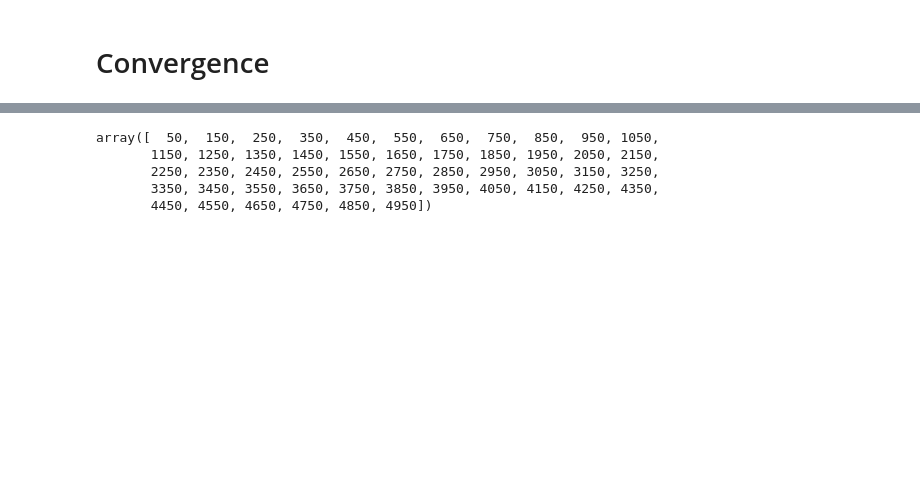
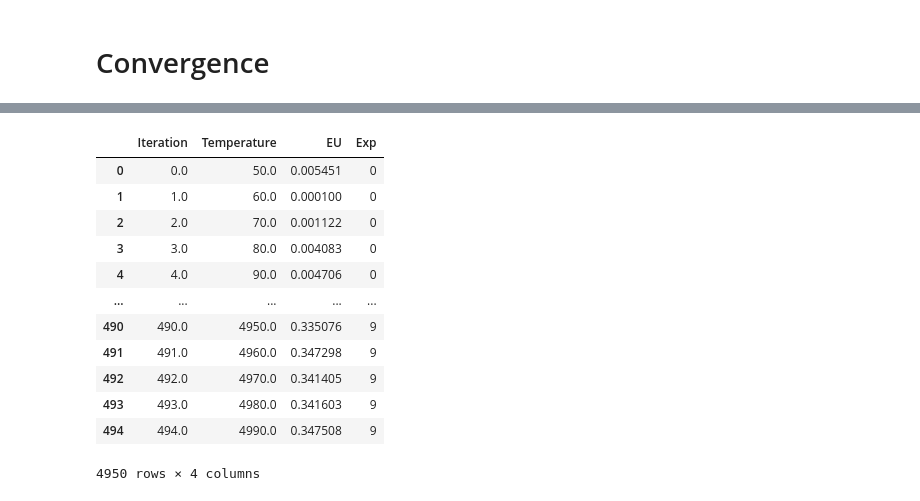
Before and after one commit to roinaveiro/sbbo, a Jupyter notebook: notebooks/VIZ - convergence.ipynb, the cells around one changed output, grey strips where cells are left out. Saved outputs shown, nothing was run; the diff lists cells and outputs as text; code cells hidden in the pictures; blank space fills up the shorter version.

```diff
--- a/notebooks/VIZ - convergence.ipynb
+++ b/notebooks/VIZ - convergence.ipynb
@@ -36,8 +37,8 @@ from src.uncertainty_metrics import *
 # Convergence
 # %%
 N = 100
-# opt_prob = Contamination(n=N, lamda=0.0001, random_seed=305)
-opt_prob = pRNA(n = N, random_seed=4948)
+opt_prob = Contamination(n=N, lamda=0.0001, random_seed=305)
+# opt_prob = pRNA(n = N, random_seed=4948)
 # %%
 opt_prob.y.max()
 # %% [output]
@@ -83,6 +100,7 @@ Current quality 0.37476411520663955
 # %%
+N=9
 params = {}
-params["cooling_schedule"] = np.arange(50, 5000, 100)
+params["cooling_schedule"] = np.arange(50, 5000, 10)
 params["burnin"] = 0.8
 params["modal"]  = False
 params["af"] = "EI"
@@ -92,5 +110,23 @@ params["model"] = learner
 
 search = GibbsSBBO(opt_prob, params)
 
-df = search.compute_trace()
+df_def = search.compute_trace()
+df_def["Exp"] = 0
+
+for i in range(N):
+
+    params = {}
+    params["cooling_schedule"] = np.arange(50, 5000, 10)
+    params["burnin"] = 0.8
+    params["modal"]  = False
+    params["af"] = "EI"
+
+    learner = GPr()
+    params["model"] = learner
+
+    search = GibbsSBBO(opt_prob, params)
+
+    df = search.compute_trace()
+    df["Exp"] = i+1
+    df_def = pd.concat([df_def, df])
 # %% [output]
@@ -116,8 +150,18 @@ Current quality 0.3672195228197419
+# %%
+df_def
+# %% [output]
+|  | Iteration | Temperature | EU | Exp |
+| 0 | 0.0 | 50.0 | 0.005451 | 0 |
+| 1 | 1.0 | 60.0 | 0.000100 | 0 |
+| 2 | 2.0 | 70.0 | 0.001122 | 0 |
+| 3 | 3.0 | 80.0 | 0.004083 | 0 |
+| 4 | 4.0 | 90.0 | 0.004706 | 0 |
+| ... | ... | ... | ... | ... |
+| 490 | 490.0 | 4950.0 | 0.335076 | 9 |
+| 491 | 491.0 | 4960.0 | 0.347298 | 9 |
+| 492 | 492.0 | 4970.0 | 0.341405 | 9 |
+| 493 | 493.0 | 4980.0 | 0.341603 | 9 |
+| 494 | 494.0 | 4990.0 | 0.347508 | 9 |
+4950 rows × 4 columns
 # %%
-params["cooling_schedule"]
+df_def.to_csv("convergence.csv", index=False)
-# %% [output]
-array([  50,  150,  250,  350,  450,  550,  650,  750,  850,  950, 1050,
-       1150, 1250, 1350, 1450, 1550, 1650, 1750, 1850, 1950, 2050, 2150,
-       2250, 2350, 2450, 2550, 2650, 2750, 2850, 2950, 3050, 3150, 3250,
-       3350, 3450, 3550, 3650, 3750, 3850, 3950, 4050, 4150, 4250, 4350,
-       4450, 4550, 4650, 4750, 4850, 4950])
```
Also changed, not shown: parts of 4 cells of this notebook, 1 other file.
